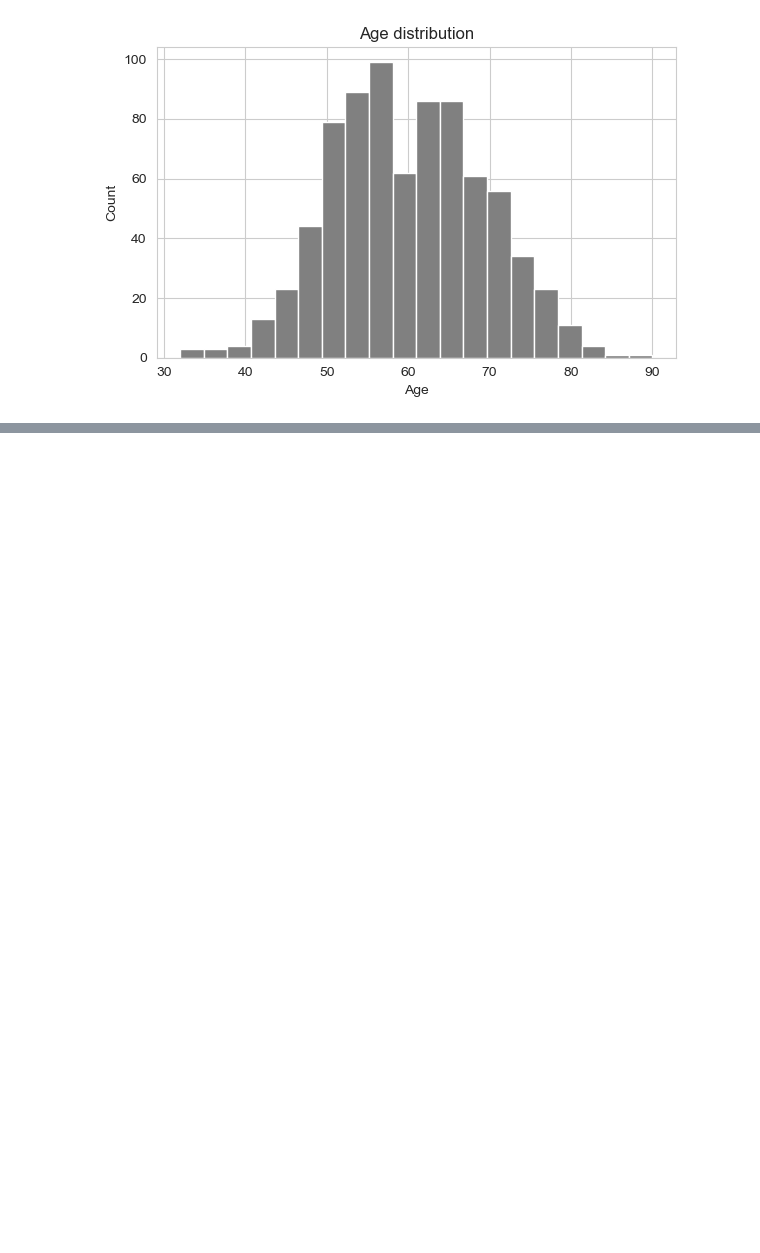
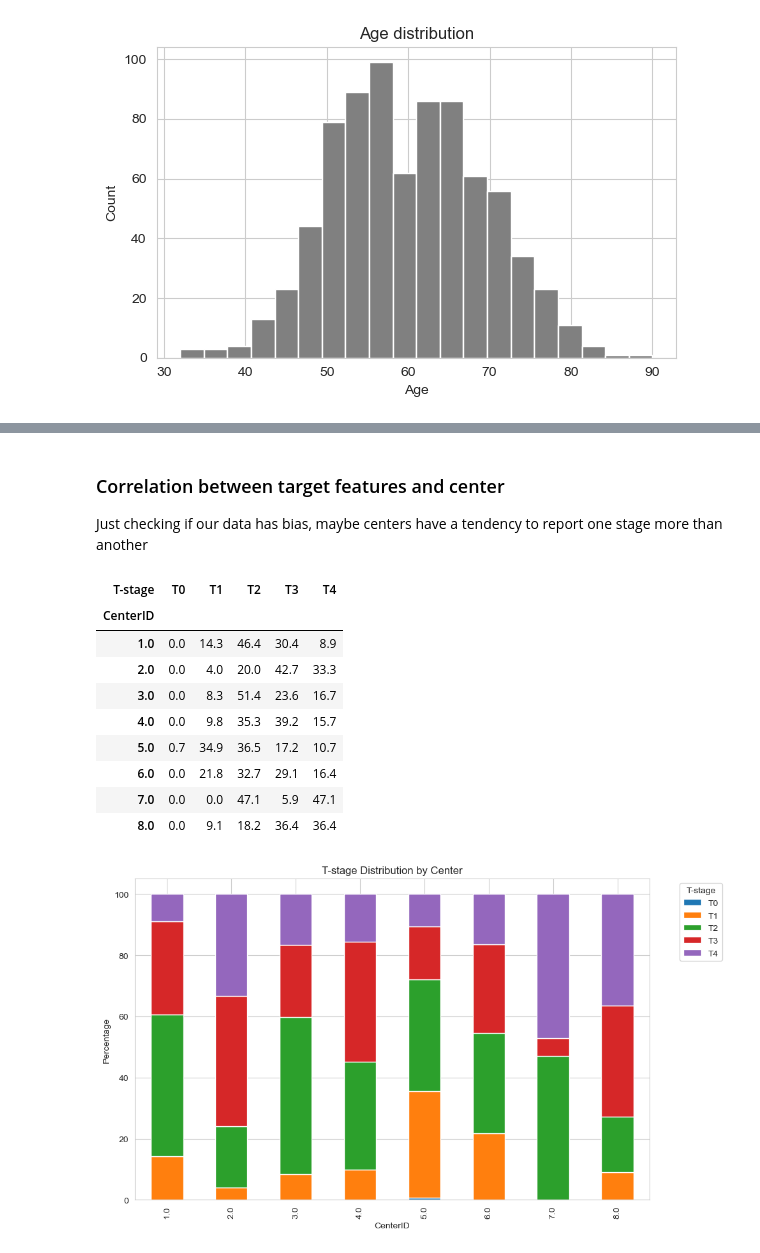
Before and after one commit to Essam-Khawaja/HECKTOR2026, a Jupyter notebook: EDA.ipynb, the cells around one changed output, grey strips where cells are left out. Cells and saved outputs as stored; diff of their text form; code cells hidden in the pictures; blank space fills up the shorter version.

```diff
--- a/EDA.ipynb
+++ b/EDA.ipynb
@@ -201,0 +224,31 @@ plt.show()
+# %% [markdown]
+### Correlation between target features and center
+
+Just checking if our data has bias, maybe centers have a tendency to report one stage more than another
+# %%
+import pandas as pd
+import matplotlib.pyplot as plt
+
+# T-stage by center
+t_center = pd.crosstab(rawDF["CenterID"], rawDF["T-stage"], normalize="index") * 100    # Make a table where it shows the proportion of each T-stage at each center
+display(t_center.round(1))
+
+t_center.plot(kind="bar", stacked=True, figsize=(10, 6))
+plt.title("T-stage Distribution by Center")
+plt.ylabel("Percentage")
+plt.xlabel("CenterID")
+plt.legend(title="T-stage", bbox_to_anchor=(1.05, 1), loc="upper left")
+plt.tight_layout()
+plt.show()
+# %% [output]
+| T-stage | T0 | T1 | T2 | T3 | T4 |
+| CenterID |  |  |  |  |  |
+| 1.0 | 0.0 | 14.3 | 46.4 | 30.4 | 8.9 |
+| 2.0 | 0.0 | 4.0 | 20.0 | 42.7 | 33.3 |
+| 3.0 | 0.0 | 8.3 | 51.4 | 23.6 | 16.7 |
+| 4.0 | 0.0 | 9.8 | 35.3 | 39.2 | 15.7 |
+| 5.0 | 0.7 | 34.9 | 36.5 | 17.2 | 10.7 |
+| 6.0 | 0.0 | 21.8 | 32.7 | 29.1 | 16.4 |
+| 7.0 | 0.0 | 0.0 | 47.1 | 5.9 | 47.1 |
+| 8.0 | 0.0 | 9.1 | 18.2 | 36.4 | 36.4 |
+[figure, added]
```
Also changed, not shown: parts of 19 cells of this notebook.
